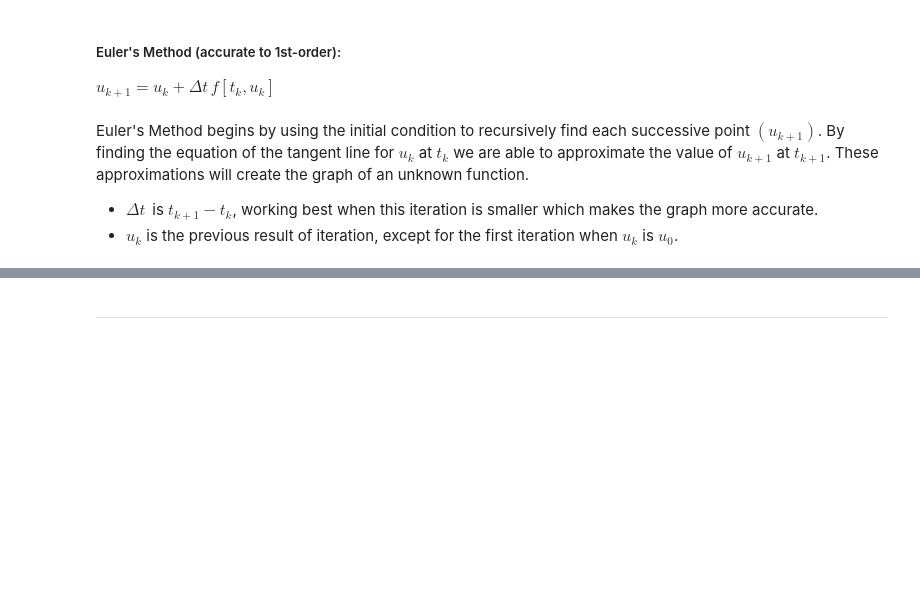
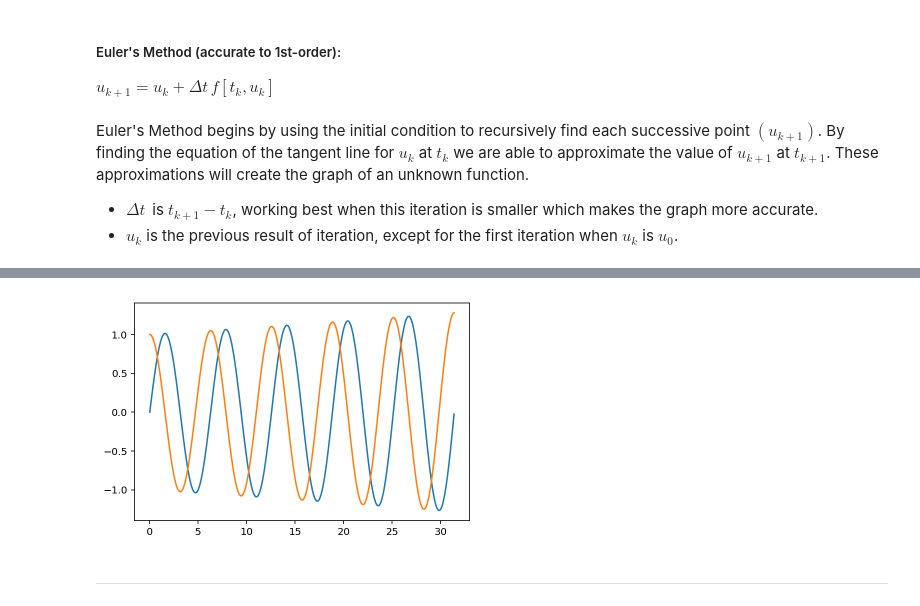
Before and after one commit to chapman-phys220-2018f/cw11-bbb, a Jupyter notebook: cw11.ipynb, the cells around one changed output, grey strips where cells are left out. Saved outputs shown, nothing was run; the diff lists cells and outputs as text; code cells hidden in the pictures; blank space fills up the shorter version.

```diff
--- a/cw11.ipynb
+++ b/cw11.ipynb
@@ -24,5 +28,7 @@ ode.Euler(1000)
 # %%
-ode.Euler(2000)
+odes.Euler(2000)
+# %% [output]
+[figure, added]
 # %% [markdown]
 ---
 # %% [markdown]
```
Also changed, not shown: parts of 16 cells of this notebook, 1 other file.
